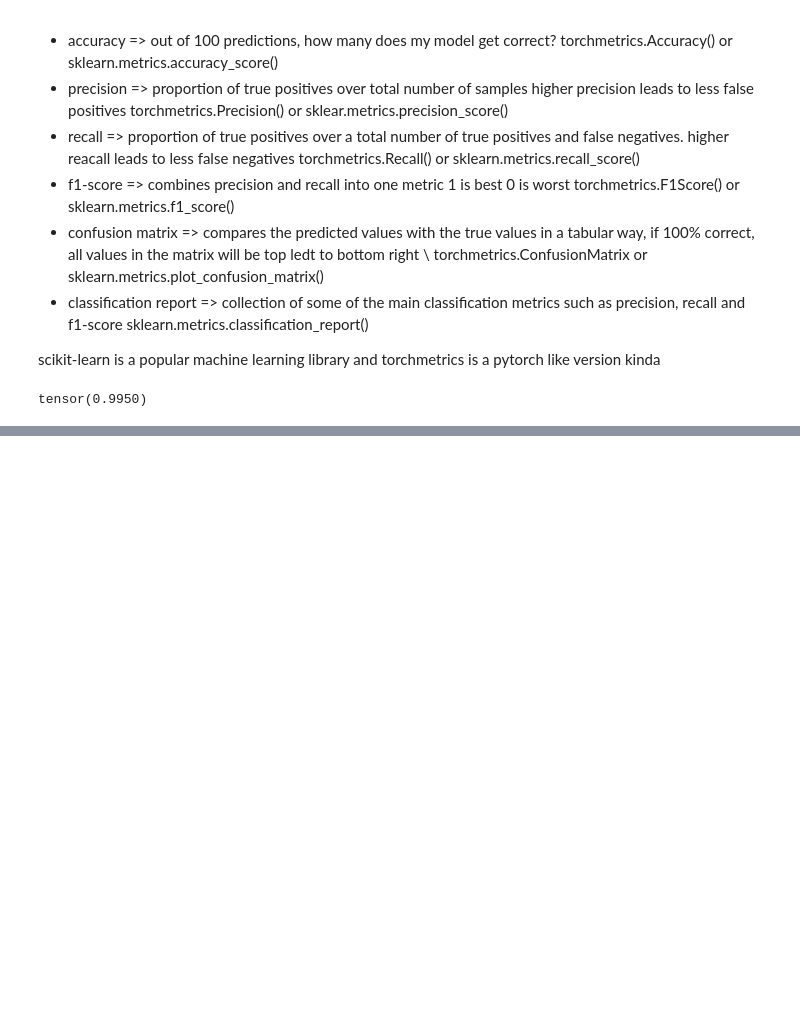
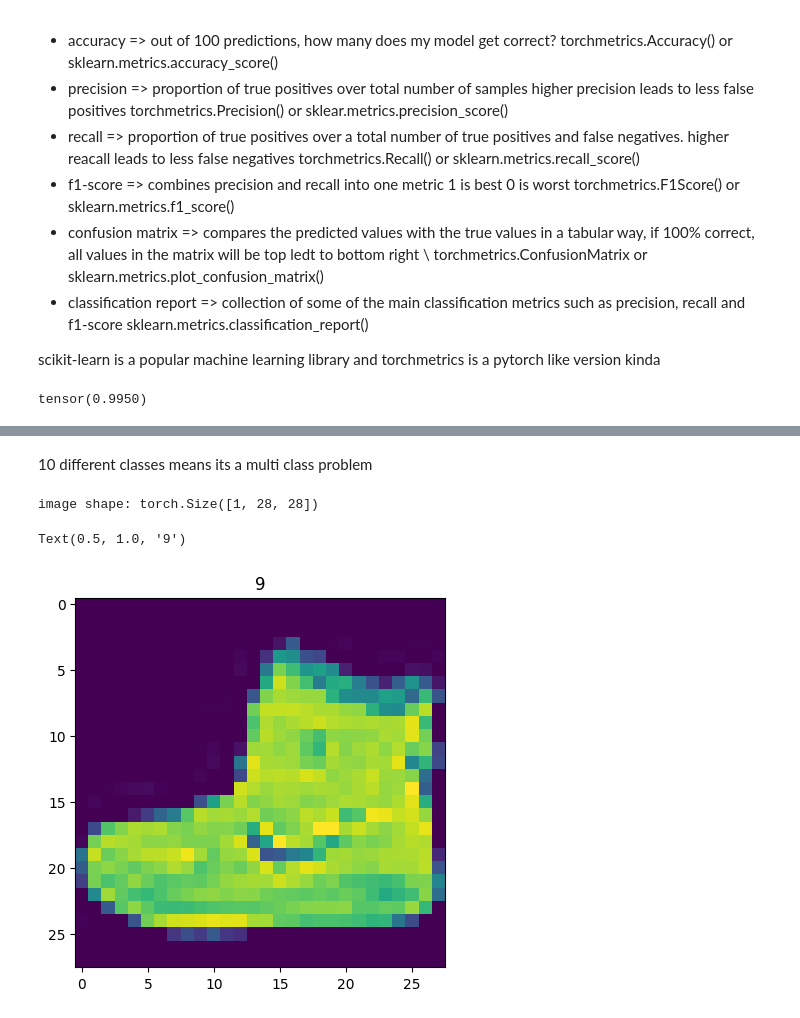
Before and after one commit to Toyolo/Study, a Jupyter notebook: torch_study_notebook.ipynb, the cells around one changed output, grey strips where cells are left out. Drawn from its saved outputs; the diff is of its cells as text; code cells hidden in the pictures; blank space fills up the shorter version.

```diff
--- a/torch_study_notebook.ipynb
+++ b/torch_study_notebook.ipynb
@@ -2909,0 +2939,17 @@ tensor(0.9950)
+# %%
+#setup training data
+train_data = datasets.FashionMNIST(
+    root='data',
+    train=True,
+    download=True,
+    transform=ToTensor(),
+    target_transform=None
+)
+
+#setup training data
+test_data = datasets.FashionMNIST(
+    root = "data",
+    train = False,
+    download = True,
+    transform = ToTensor()
+)
@@ -2909,0 +3027,12 @@ tensor(0.9950)
+# %% [markdown]
+10 different classes means its a multi class problem
+# %%
+import matplotlib.pyplot as plt
+image, label = train_data[0]
+print(f"image shape: {image.shape}")
+plt.imshow(image.squeeze())
+plt.title(label)
+# %% [output]
+image shape: torch.Size([1, 28, 28])
+Text(0.5, 1.0, '9')
+[figure, added]
```
Also changed, not shown: parts of 35 cells of this notebook, 9 other files.
